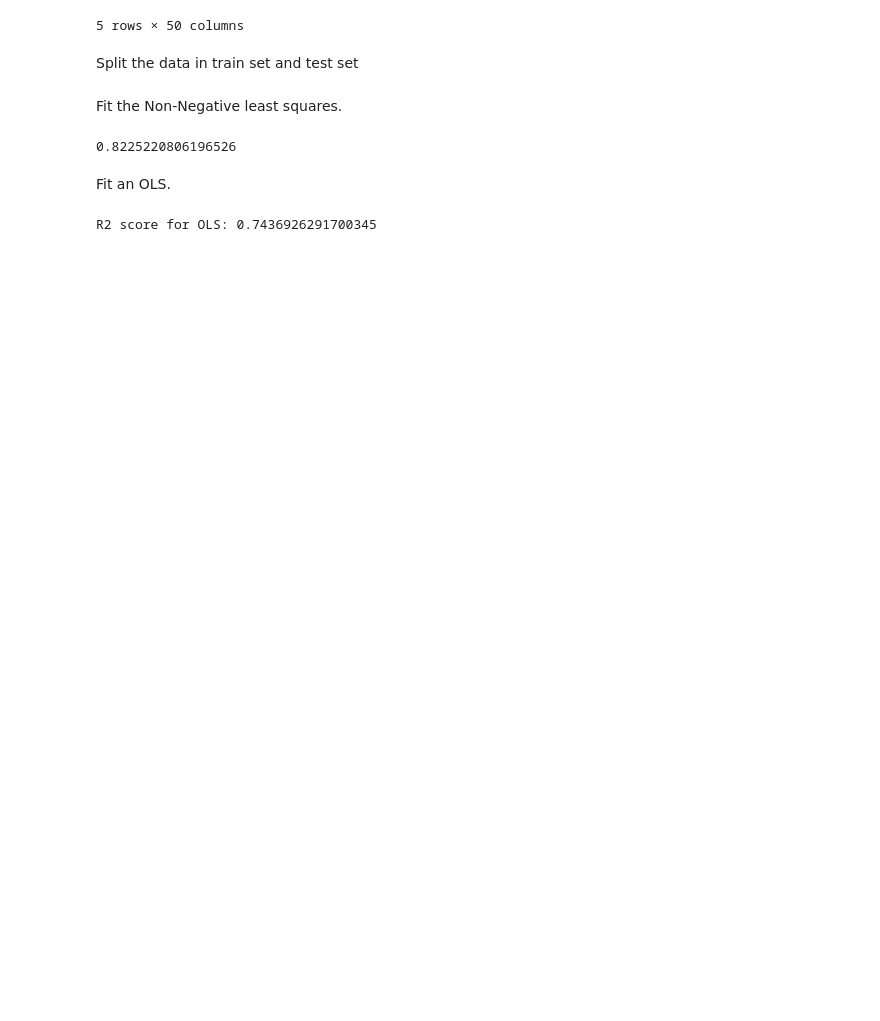
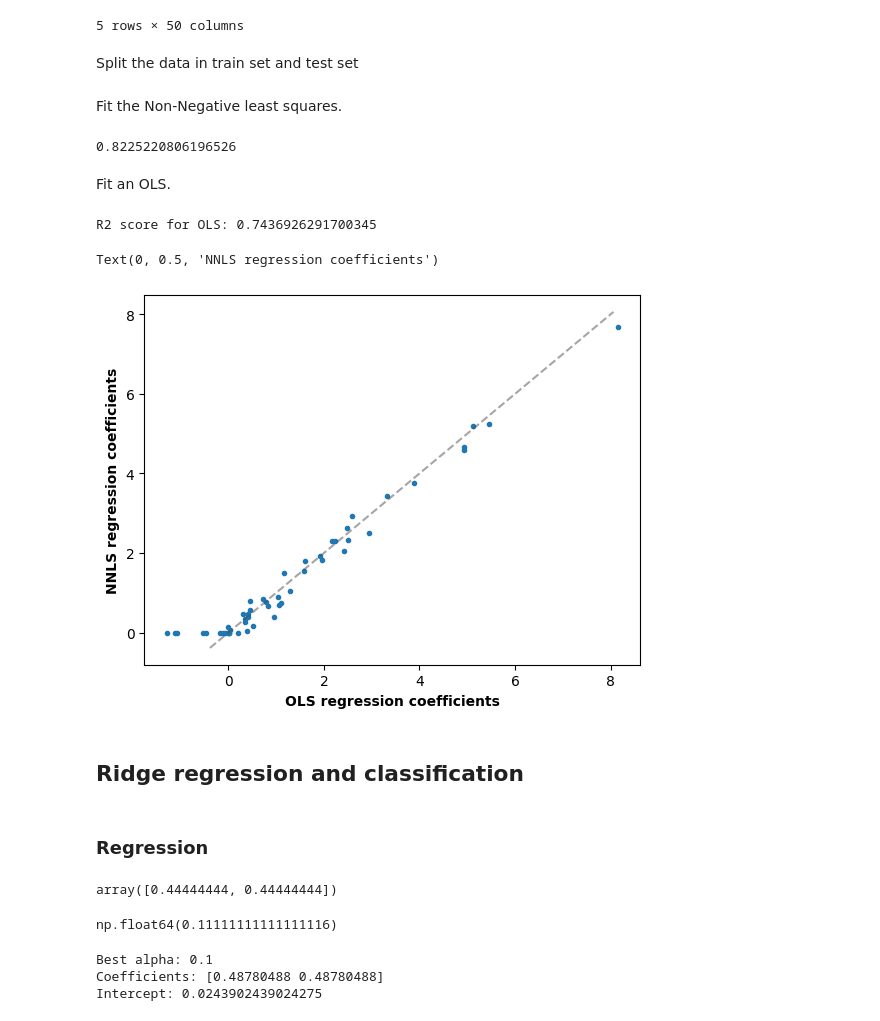
Before and after one commit to LuizIgnacio2002/notebooks, a Jupyter notebook: exploring_libraries/sckitlearn.ipynb, the cells around one changed output. Drawn from its saved outputs; the diff is of its cells as text; code cells hidden in the pictures; blank space fills up the shorter version.

```diff
--- a/exploring_libraries/sckitlearn.ipynb
+++ b/exploring_libraries/sckitlearn.ipynb
@@ -135,3 +135,50 @@ r2_score(y_test, y_pred_ols)
 print(f"R2 score for OLS: {r2_score(y_test, y_pred_ols)}")
 # %% [output]
 R2 score for OLS: 0.7436926291700345
+# %%
+fig, ax = plt.subplots()
+ax.plot(reg_ols.coef_, reg_nnls.coef_, linewidth=0, marker=".")
+
+low_x, high_x = ax.get_xlim()
+low_y, hight_y = ax.get_ylim()
+low = max(low_x, low_y)
+high = min(high_x, hight_y)
+ax.plot([low, high], [low, high], ls="--", c=".3", alpha=0.5)
+ax.set_xlabel("OLS regression coefficients", fontweight="bold")
+ax.set_ylabel("NNLS regression coefficients", fontweight="bold")
+# %% [output]
+Text(0, 0.5, 'NNLS regression coefficients')
+[figure, added]
+# %% [markdown]
+## Ridge regression and classification
+# %% [markdown]
+### Regression
+# %%
+from sklearn import linear_model
+
+reg = linear_model.Ridge(alpha=0.5)
+reg.fit([[0,0], [1, 1],  [2, 2]], [0, 1, 2])
+reg.coef_
+# %% [output]
+array([0.44444444, 0.44444444])
+# %%
+reg.intercept_
+# %% [output]
+np.float64(0.11111111111111116)
+# %%
+from sklearn.linear_model import RidgeCV
+
+# Try a range of alpha values
+alphas = [0.1, 0.5, 1.0, 10.0, 100.0]
+
+# RidgeCV does cross-validation to find the best alpha
+reg_cv = RidgeCV(alphas=alphas, store_cv_values=True)
+reg_cv.fit([[0,0], [1, 1],  [2, 2]], [0, 1, 2])
+
+print("Best alpha:", reg_cv.alpha_)
+print("Coefficients:", reg_cv.coef_)
+print("Intercept:", reg_cv.intercept_)
+# %% [output]
+Best alpha: 0.1
+Coefficients: [0.48780488 0.48780488]
+Intercept: 0.0243902439024275
```
Also changed, not shown: parts of 7 cells of this notebook.
